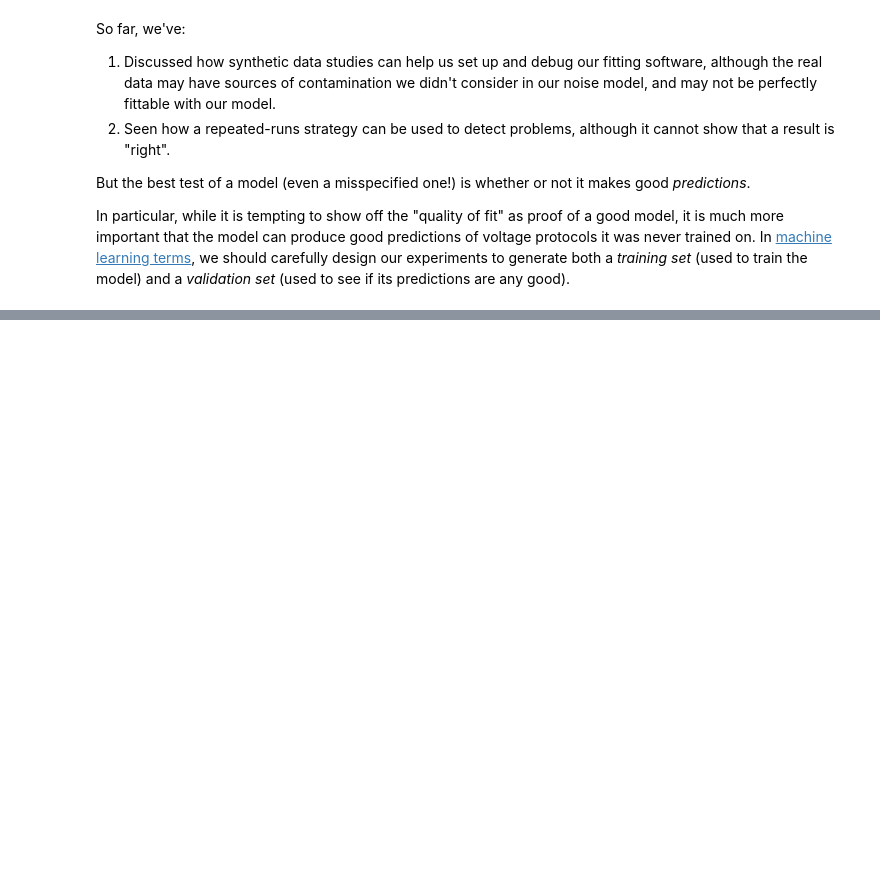
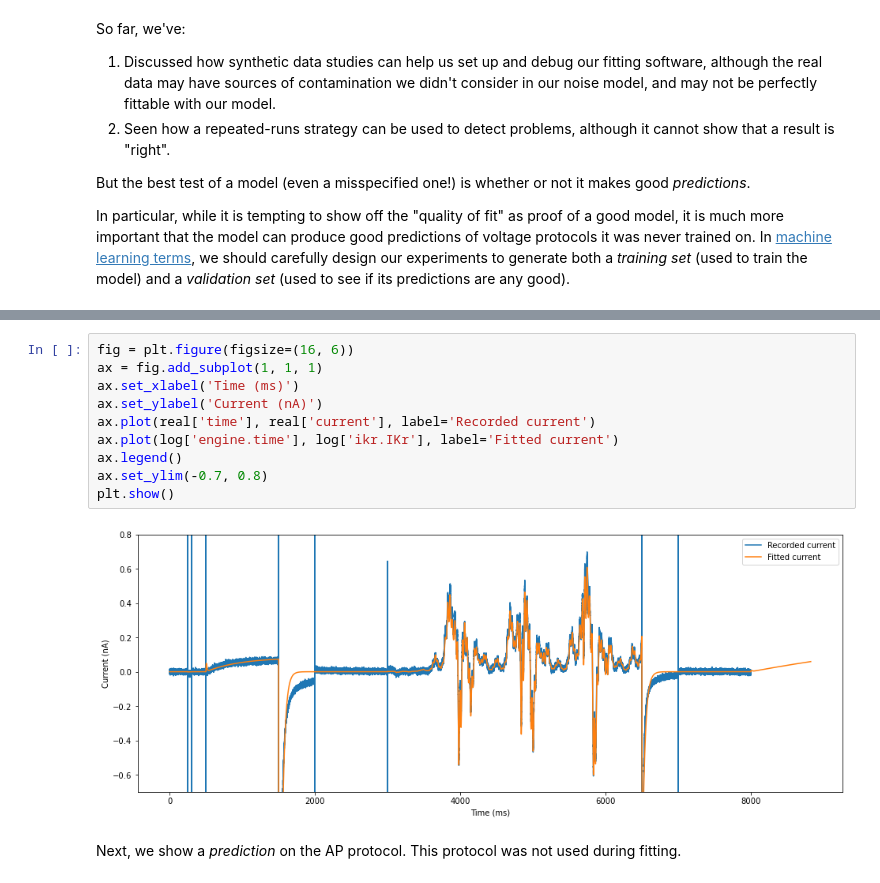
Before and after one commit to CardiacModelling/fitting-notebooks, a Jupyter notebook: ion-currents/reliability.ipynb, the cells around one changed output, grey strips where cells are left out. Saved outputs shown, nothing was run; the diff lists cells and outputs as text; blank space fills up the shorter version.

```diff
--- a/ion-currents/reliability.ipynb
+++ b/ion-currents/reliability.ipynb
@@ -368,0 +429,14 @@ See the link above for details.
+# %%
+fig = plt.figure(figsize=(16, 6))
+ax = fig.add_subplot(1, 1, 1)
+ax.set_xlabel('Time (ms)')
+ax.set_ylabel('Current (nA)')
+ax.plot(real['time'], real['current'], label='Recorded current')
+ax.plot(log['engine.time'], log['ikr.IKr'], label='Fitted current')
+ax.legend()
+ax.set_ylim(-0.7, 0.8)
+plt.show()
+# %% [output]
+[figure, added]
+# %% [markdown]
+Next, we show a _prediction_ on the AP protocol. This protocol was not used during fitting.
```
Also changed, not shown: parts of 9 cells of this notebook, 3 other files.
